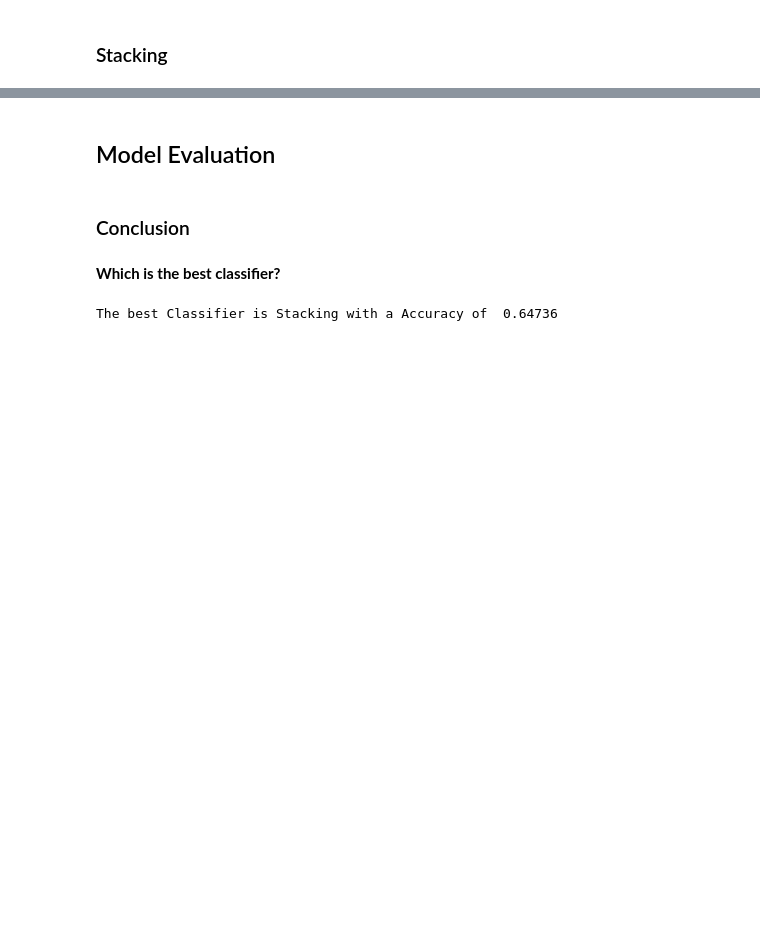
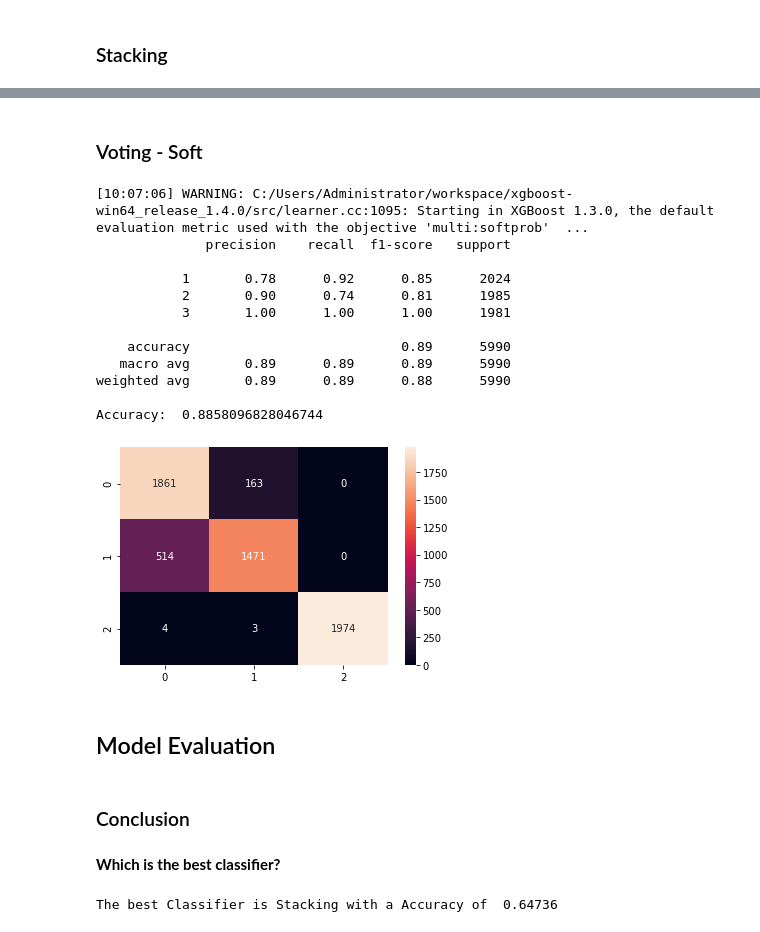
Before and after one commit to Inon-Sinn/Project-Gmar-2, a Jupyter notebook: Part 4 Hands.ipynb, the cells around one changed output, grey strips where cells are left out. Cells and saved outputs as stored; diff of their text form; code cells hidden in the pictures; blank space fills up the shorter version.

```diff
--- a/Part 4 Hands.ipynb
+++ b/Part 4 Hands.ipynb
@@ -637,3 +840,34 @@ print("Accuracy: ", Stk_score)
+# %% [markdown]
+### Voting - Soft
+# %%
+#fit the model
+votS = VotingClassifier(estimators = estimatorsVot, voting='soft')
+votS.fit(X_train_transformed,y_train)
+
+#make predictions
+PredicVotS = votS.predict(X_test_transformed)
+
+#evaluate predictions
+confmat = confusion_matrix(y_test, PredicVotS)
+sns.heatmap(confmat, annot = True, fmt = "d")
+class_rep = classification_report(y_test, PredicVotS)
+votS_score = accuracy_score(y_test, PredicVotS)
+print(class_rep)
+print("Accuracy: ", votS_score)
+# %% [output]
+[10:07:06] WARNING: C:/Users/Administrator/workspace/xgboost-win64_release_1.4.0/src/learner.cc:1095: Starting in XGBoost 1.3.0, the default evaluation metric used with the objective 'multi:softprob'  ...
+              precision    recall  f1-score   support
+
+           1       0.78      0.92      0.85      2024
+           2       0.90      0.74      0.81      1985
+           3       1.00      1.00      1.00      1981
+
+    accuracy                           0.89      5990
+   macro avg       0.89      0.89      0.89      5990
+weighted avg       0.89      0.89      0.88      5990
+
+Accuracy:  0.8858096828046744
+[figure, added]
 # %% [markdown]
 ## Model Evaluation
 # %%
```
Also changed, not shown: parts of 32 cells of this notebook.
